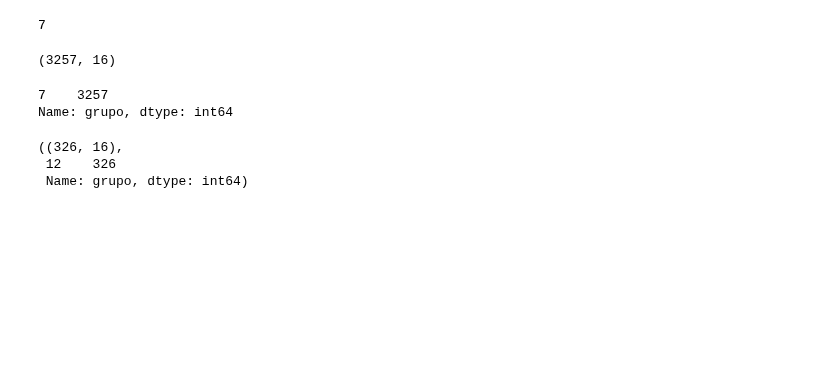
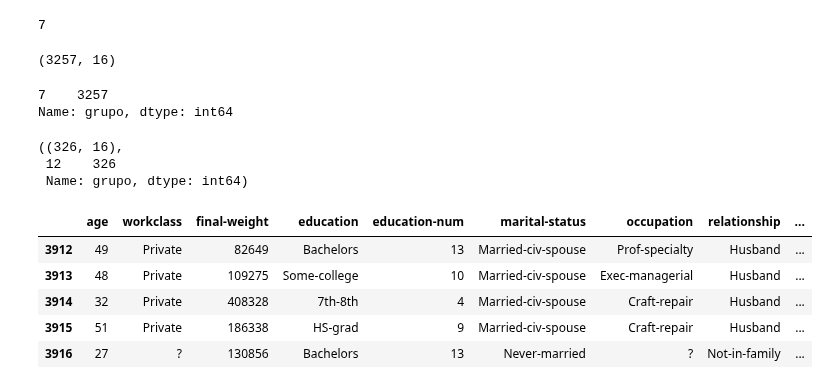
Before and after one commit to pamelaferreiralima/estudos_python_matheus, a Jupyter notebook: Estatística para Machine Learning/index.ipynb, the cells around one changed output. Saved outputs shown, nothing was run; the diff lists cells and outputs as text; code cells hidden in the pictures; blank space fills up the shorter version.

```diff
--- a/Estatística para Machine Learning/index.ipynb
+++ b/Estatística para Machine Learning/index.ipynb
@@ -200,3 +200,12 @@ df_amostragem_agrupamento.shape, df_amostragem_agrupamento['grupo'].value_counts
 ((326, 16),
  12    326
  Name: grupo, dtype: int64)
+# %%
+df_amostragem_agrupamento.head()
+# %% [output]
+|  | age | workclass | final-weight | education | education-num | marital-status | occupation | relationship | ... |
+| 3912 | 49 | Private | 82649 | Bachelors | 13 | Married-civ-spouse | Prof-specialty | Husband | ... |
+| 3913 | 48 | Private | 109275 | Some-college | 10 | Married-civ-spouse | Exec-managerial | Husband | ... |
+| 3914 | 32 | Private | 408328 | 7th-8th | 4 | Married-civ-spouse | Craft-repair | Husband | ... |
+| 3915 | 51 | Private | 186338 | HS-grad | 9 | Married-civ-spouse | Craft-repair | Husband | ... |
+| 3916 | 27 | ? | 130856 | Bachelors | 13 | Never-married | ? | Not-in-family | ... |
```
